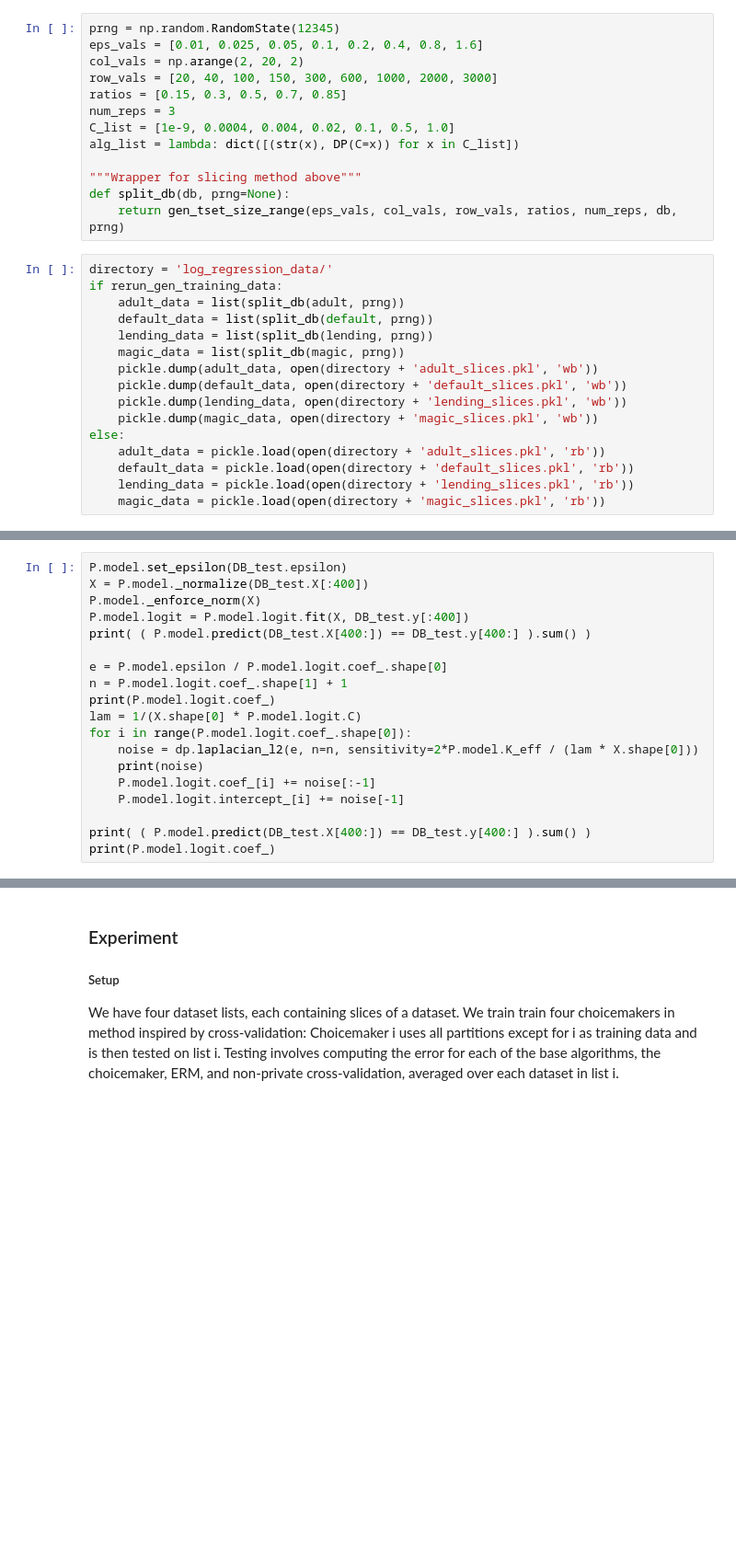
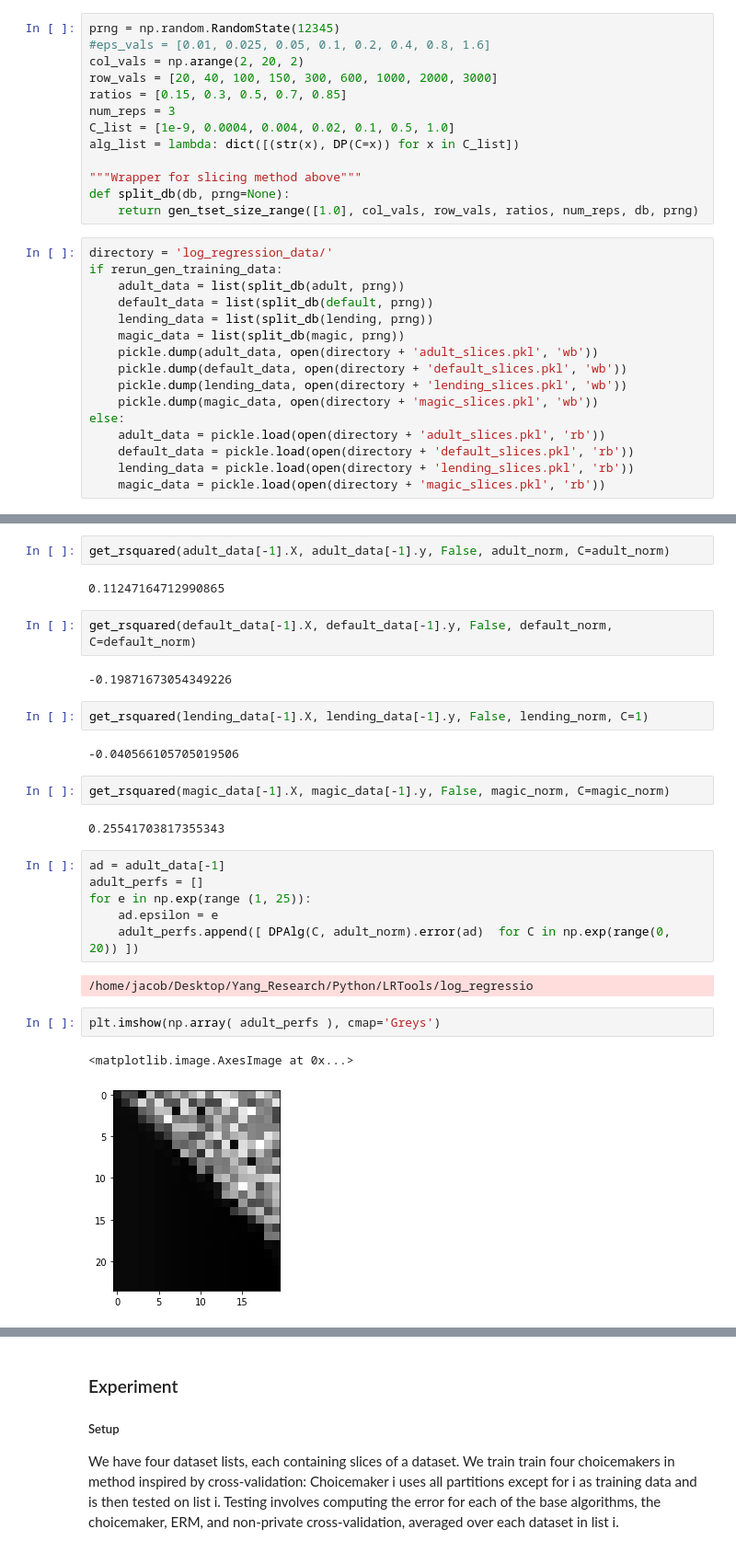
Before and after one commit to jimola/S18_Research, a Jupyter notebook: Python/LogRegChoice.ipynb, the cells around one changed output, grey strips where cells are left out. Shown at 92% size. Drawn from its saved outputs; the diff is of its cells as text; blank space fills up the shorter version.

```diff
--- a/Python/LogRegChoice.ipynb
+++ b/Python/LogRegChoice.ipynb
@@ -67,6 +119,6 @@ magic_norm = DB.get_norm(magic)
 # %%
 prng = np.random.RandomState(12345)
-eps_vals = [0.01, 0.025, 0.05, 0.1, 0.2, 0.4, 0.8, 1.6]
+#eps_vals = [0.01, 0.025, 0.05, 0.1, 0.2, 0.4, 0.8, 1.6]
 col_vals = np.arange(2, 20, 2)
 row_vals = [20, 40, 100, 150, 300, 600, 1000, 2000, 3000]
 ratios = [0.15, 0.3, 0.5, 0.7, 0.85]
@@ -76,7 +128,7 @@ alg_list = lambda: dict([(str(x), DP(C=x)) for x in C_list])
 
 """Wrapper for slicing method above"""
 def split_db(db, prng=None):
-    return gen_tset_size_range(eps_vals, col_vals, row_vals, ratios, num_reps, db, prng)
+    return gen_tset_size_range([1.0], col_vals, row_vals, ratios, num_reps, db, prng)
 # %%
 directory = 'log_regression_data/'
 if rerun_gen_training_data:
@@ -162,19 +147,0 @@ NameError: name 'P' is not defined
-# %%
-P.model.set_epsilon(DB_test.epsilon)
-X = P.model._normalize(DB_test.X[:400])
-P.model._enforce_norm(X)
-P.model.logit = P.model.logit.fit(X, DB_test.y[:400])
-print( ( P.model.predict(DB_test.X[400:]) == DB_test.y[400:] ).sum() )
-
-e = P.model.epsilon / P.model.logit.coef_.shape[0]
-n = P.model.logit.coef_.shape[1] + 1
-print(P.model.logit.coef_)
-lam = 1/(X.shape[0] * P.model.logit.C)
-for i in range(P.model.logit.coef_.shape[0]):
-    noise = dp.laplacian_l2(e, n=n, sensitivity=2*P.model.K_eff / (lam * X.shape[0]))
-    print(noise)
-    P.model.logit.coef_[i] += noise[:-1]
-    P.model.logit.intercept_[i] += noise[-1]
-
-print( ( P.model.predict(DB_test.X[400:]) == DB_test.y[400:] ).sum() )
-print(P.model.logit.coef_)
@@ -210,0 +148,29 @@ clf.fit(X, y)
+# %%
+get_rsquared(adult_data[-1].X, adult_data[-1].y, False, adult_norm, C=adult_norm)
+# %% [output]
+0.11247164712990865
+# %%
+get_rsquared(default_data[-1].X, default_data[-1].y, False, default_norm, C=default_norm)
+# %% [output]
+-0.19871673054349226
+# %%
+get_rsquared(lending_data[-1].X, lending_data[-1].y, False, lending_norm, C=1)
+# %% [output]
+-0.040566105705019506
+# %%
+get_rsquared(magic_data[-1].X, magic_data[-1].y, False, magic_norm, C=magic_norm)
+# %% [output]
+0.25541703817355343
+# %%
+ad = adult_data[-1]
+adult_perfs = []
+for e in np.exp(range (1, 25)):
+    ad.epsilon = e
+    adult_perfs.append([ DPAlg(C, adult_norm).error(ad)  for C in np.exp(range(0, 20)) ])
+# %% [output]
+/home/jacob/Desktop/Yang_Research/Python/LRTools/log_regressio
+# %%
+plt.imshow(np.array( adult_perfs ), cmap='Greys')
+# %% [output]
+<matplotlib.image.AxesImage at 0x...>
+[figure, added]
```
Also changed, not shown: parts of 24 cells of this notebook.
